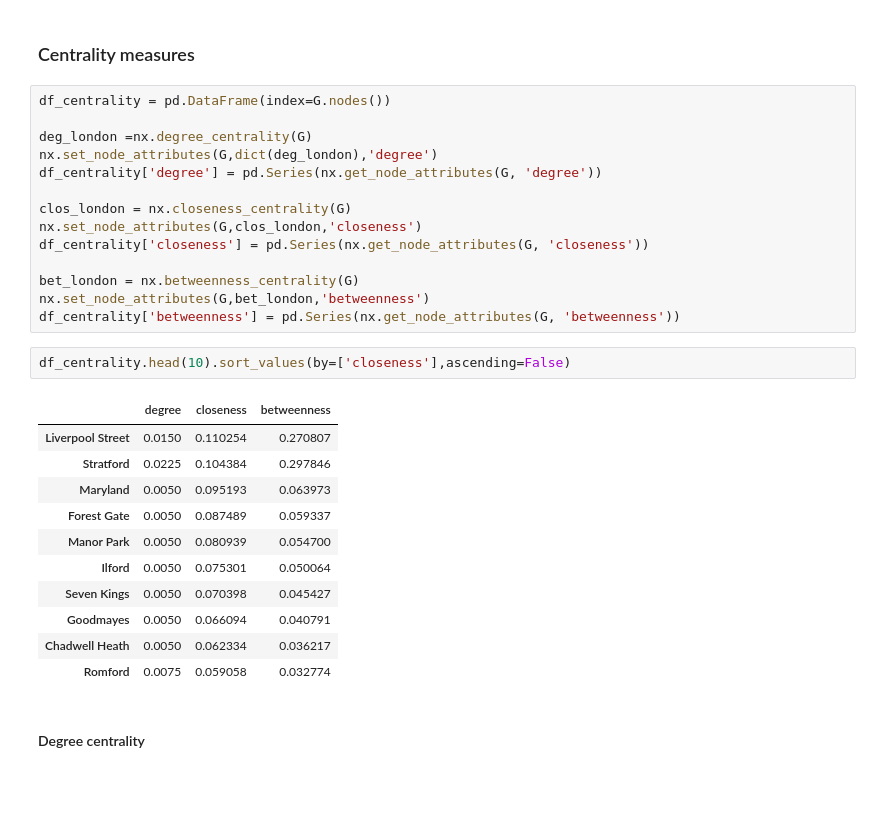
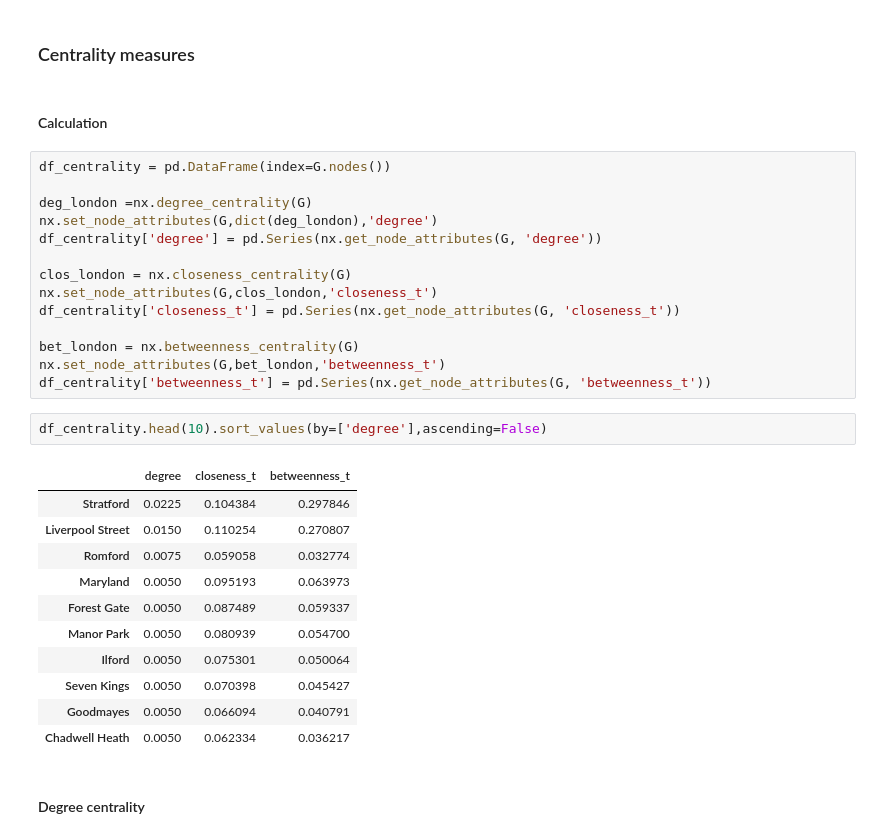
Before and after one commit to rpoandres/US_Assessment, a Jupyter notebook: US_Assessment.ipynb, the cells around one changed output. Drawn from its saved outputs; the diff is of its cells as text; blank space fills up the shorter version.

```diff
--- a/US_Assessment.ipynb
+++ b/US_Assessment.ipynb
@@ -187,6 +187,8 @@ plt.show()
 **It better to normalized to compare more easily?**
 # %% [markdown]
 ### Centrality measures
+# %% [markdown]
+#### Calculation
 # %%
 df_centrality = pd.DataFrame(index=G.nodes())
 
@@ -195,18 +197,19 @@ nx.set_node_attributes(G,dict(deg_london),'degree')
 df_centrality['degree'] = pd.Series(nx.get_node_attributes(G, 'degree'))
 
 clos_london = nx.closeness_centrality(G)
-nx.set_node_attributes(G,clos_london,'closeness')
-df_centrality['closeness'] = pd.Series(nx.get_node_attributes(G, 'closeness'))
+nx.set_node_attributes(G,clos_london,'closeness_t')
+df_centrality['closeness_t'] = pd.Series(nx.get_node_attributes(G, 'closeness_t'))
 
 bet_london = nx.betweenness_centrality(G)
-nx.set_node_attributes(G,bet_london,'betweenness')
-df_centrality['betweenness'] = pd.Series(nx.get_node_attributes(G, 'betweenness'))
+nx.set_node_attributes(G,bet_london,'betweenness_t')
+df_centrality['betweenness_t'] = pd.Series(nx.get_node_attributes(G, 'betweenness_t'))
 # %%
-df_centrality.head(10).sort_values(by=['closeness'],ascending=False)
+df_centrality.head(10).sort_values(by=['degree'],ascending=False)
 # %% [output]
-|  | degree | closeness | betweenness |
+|  | degree | closeness_t | betweenness_t |
+| Stratford | 0.0225 | 0.104384 | 0.297846 |
 | Liverpool Street | 0.0150 | 0.110254 | 0.270807 |
-| Stratford | 0.0225 | 0.104384 | 0.297846 |
+| Romford | 0.0075 | 0.059058 | 0.032774 |
 | Maryland | 0.0050 | 0.095193 | 0.063973 |
 | Forest Gate | 0.0050 | 0.087489 | 0.059337 |
 | Manor Park | 0.0050 | 0.080939 | 0.054700 |
@@ -214,7 +217,6 @@ df_centrality.head(10).sort_values(by=['closeness'],ascending=False)
 | Seven Kings | 0.0050 | 0.070398 | 0.045427 |
 | Goodmayes | 0.0050 | 0.066094 | 0.040791 |
 | Chadwell Heath | 0.0050 | 0.062334 | 0.036217 |
-| Romford | 0.0075 | 0.059058 | 0.032774 |
 # %% [markdown]
 #### Degree centrality
 # %%
```
Also changed, not shown: parts of 12 cells of this notebook.
